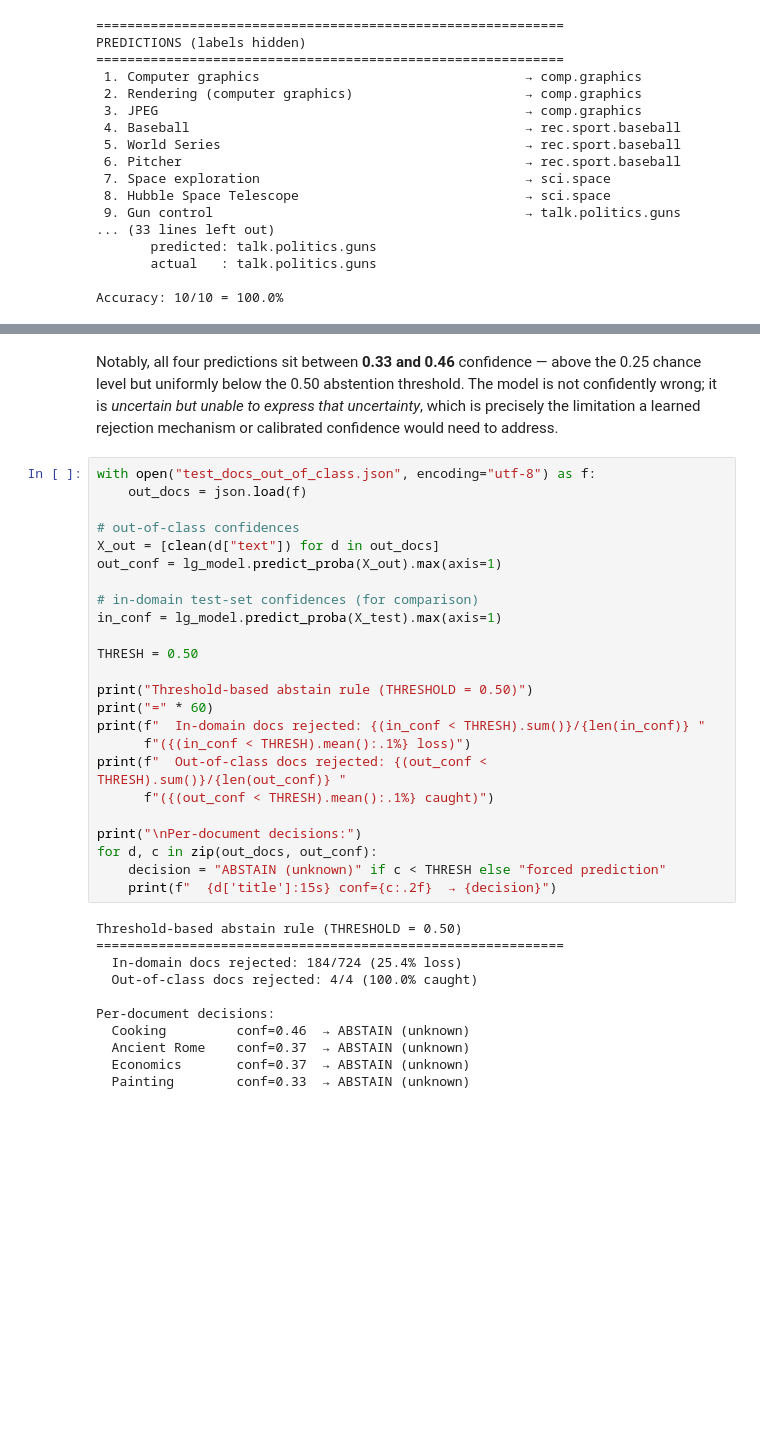
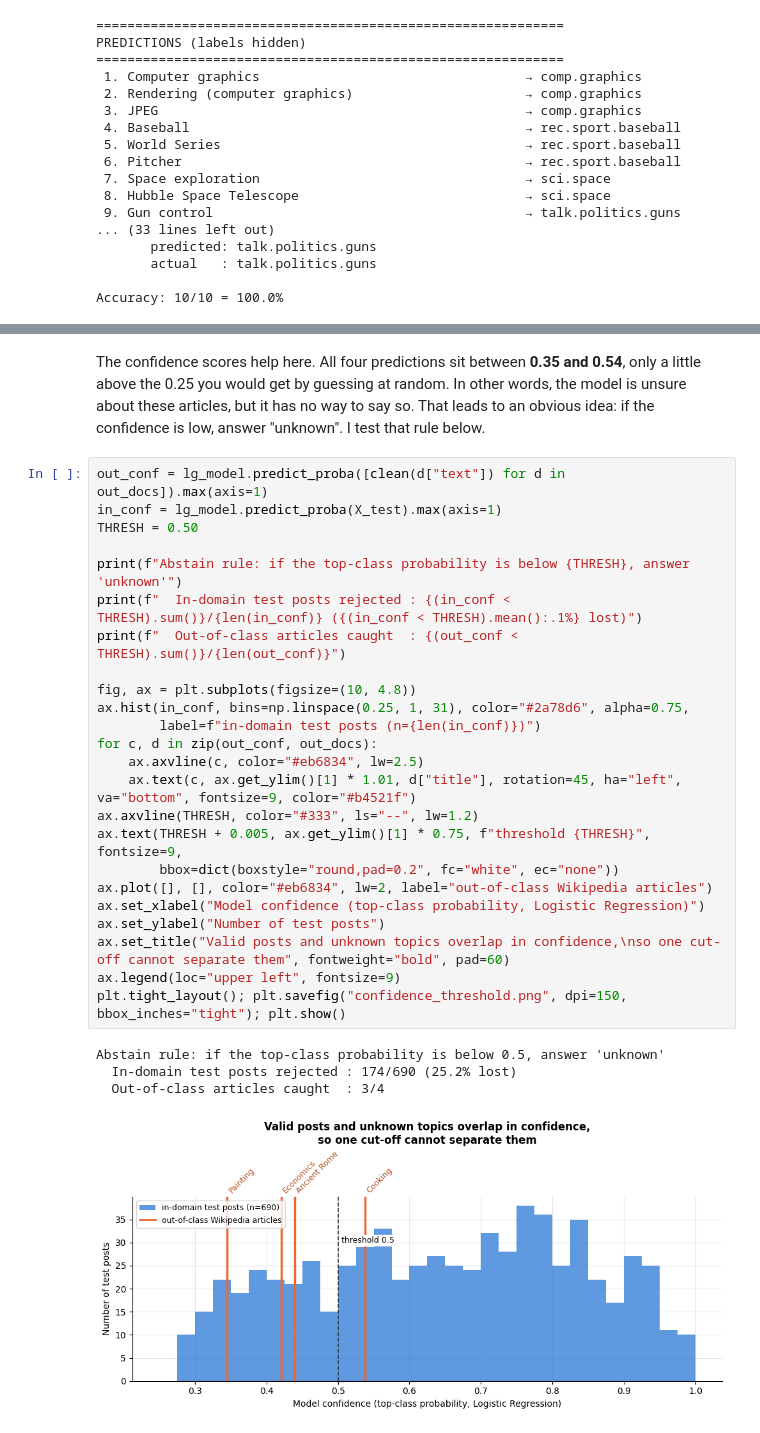
Before and after one commit to mehreengillani/DATA620, a Jupyter notebook: AssignmentDocumentClassification-Mehreen.ipynb, the cells around one changed output, grey strips where cells are left out. Drawn from its saved outputs; the diff is of its cells as text; blank space fills up the shorter version.

```diff
--- a/AssignmentDocumentClassification-Mehreen.ipynb
+++ b/AssignmentDocumentClassification-Mehreen.ipynb
@@ -789,42 +730,32 @@ for d, p, row in zip(out_docs, preds, proba):
 # %% [markdown]
-Notably, all four predictions sit between **0.33 and 0.46** confidence —
-above the 0.25 chance level but uniformly below the 0.50 abstention
-threshold. The model is not confidently wrong; it is *uncertain but unable
-to express that uncertainty*, which is precisely the limitation a learned
-rejection mechanism or calibrated confidence would need to address.
+The confidence scores help here. All four predictions sit between **0.35 and 0.54**, only a little above the 0.25 you would get by guessing at random. In other words, the model is unsure about these articles, but it has no way to say so. That leads to an obvious idea: if the confidence is low, answer "unknown". I test that rule below.
 # %%
-with open("test_docs_out_of_class.json", encoding="utf-8") as f:
-    out_docs = json.load(f)
-
-# out-of-class confidences
-X_out = [clean(d["text"]) for d in out_docs]
-out_conf = lg_model.predict_proba(X_out).max(axis=1)
-
-# in-domain test-set confidences (for comparison)
+out_conf = lg_model.predict_proba([clean(d["text"]) for d in out_docs]).max(axis=1)
 in_conf = lg_model.predict_proba(X_test).max(axis=1)
-
 THRESH = 0.50
 
-print("Threshold-based abstain rule (THRESHOLD = 0.50)")
-print("=" * 60)
-print(f"  In-domain docs rejected: {(in_conf < THRESH).sum()}/{len(in_conf)} "
-      f"({(in_conf < THRESH).mean():.1%} loss)")
-print(f"  Out-of-class docs rejected: {(out_conf < THRESH).sum()}/{len(out_conf)} "
-      f"({(out_conf < THRESH).mean():.1%} caught)")
+print(f"Abstain rule: if the top-class probability is below {THRESH}, answer 'unknown'")
+print(f"  In-domain test posts rejected : {(in_conf < THRESH).sum()}/{len(in_conf)} ({(in_conf < THRESH).mean():.1%} lost)")
+print(f"  Out-of-class articles caught  : {(out_conf < THRESH).sum()}/{len(out_conf)}")
 
-print("\nPer-document decisions:")
-for d, c in zip(out_docs, out_conf):
-    decision = "ABSTAIN (unknown)" if c < THRESH else "forced prediction"
-    print(f"  {d['title']:15s} conf={c:.2f}  → {decision}")
+fig, ax = plt.subplots(figsize=(10, 4.8))
+ax.hist(in_conf, bins=np.linspace(0.25, 1, 31), color="#2a78d6", alpha=0.75,
+        label=f"in-domain test posts (n={len(in_conf)})")
+for c, d in zip(out_conf, out_docs):
+    ax.axvline(c, color="#eb6834", lw=2.5)
+    ax.text(c, ax.get_ylim()[1] * 1.01, d["title"], rotation=45, ha="left", va="bottom", fontsize=9, color="#b4521f")
+ax.axvline(THRESH, color="#333", ls="--", lw=1.2)
+ax.text(THRESH + 0.005, ax.get_ylim()[1] * 0.75, f"threshold {THRESH}", fontsize=9,
+        bbox=dict(boxstyle="round,pad=0.2", fc="white", ec="none"))
+ax.plot([], [], color="#eb6834", lw=2, label="out-of-class Wikipedia articles")
+ax.set_xlabel("Model confidence (top-class probability, Logistic Regression)")
+ax.set_ylabel("Number of test posts")
+ax.set_title("Valid posts and unknown topics overlap in confidence,\nso one cut-off cannot separate them", fontweight="bold", pad=60)
+ax.legend(loc="upper left", fontsize=9)
+plt.tight_layout(); plt.savefig("confidence_threshold.png", dpi=150, bbox_inches="tight"); plt.show()
 # %% [output]
-Threshold-based abstain rule (THRESHOLD = 0.50)
-============================================================
-  In-domain docs rejected: 184/724 (25.4% loss)
-  Out-of-class docs rejected: 4/4 (100.0% caught)
-
-Per-document decisions:
-  Cooking         conf=0.46  → ABSTAIN (unknown)
-  Ancient Rome    conf=0.37  → ABSTAIN (unknown)
-  Economics       conf=0.37  → ABSTAIN (unknown)
-  Painting        conf=0.33  → ABSTAIN (unknown)
+Abstain rule: if the top-class probability is below 0.5, answer 'unknown'
+  In-domain test posts rejected : 174/690 (25.2% lost)
+  Out-of-class articles caught  : 3/4
+[figure, added]
 # %% [markdown]
```
Also changed, not shown: parts of 31 cells of this notebook.
